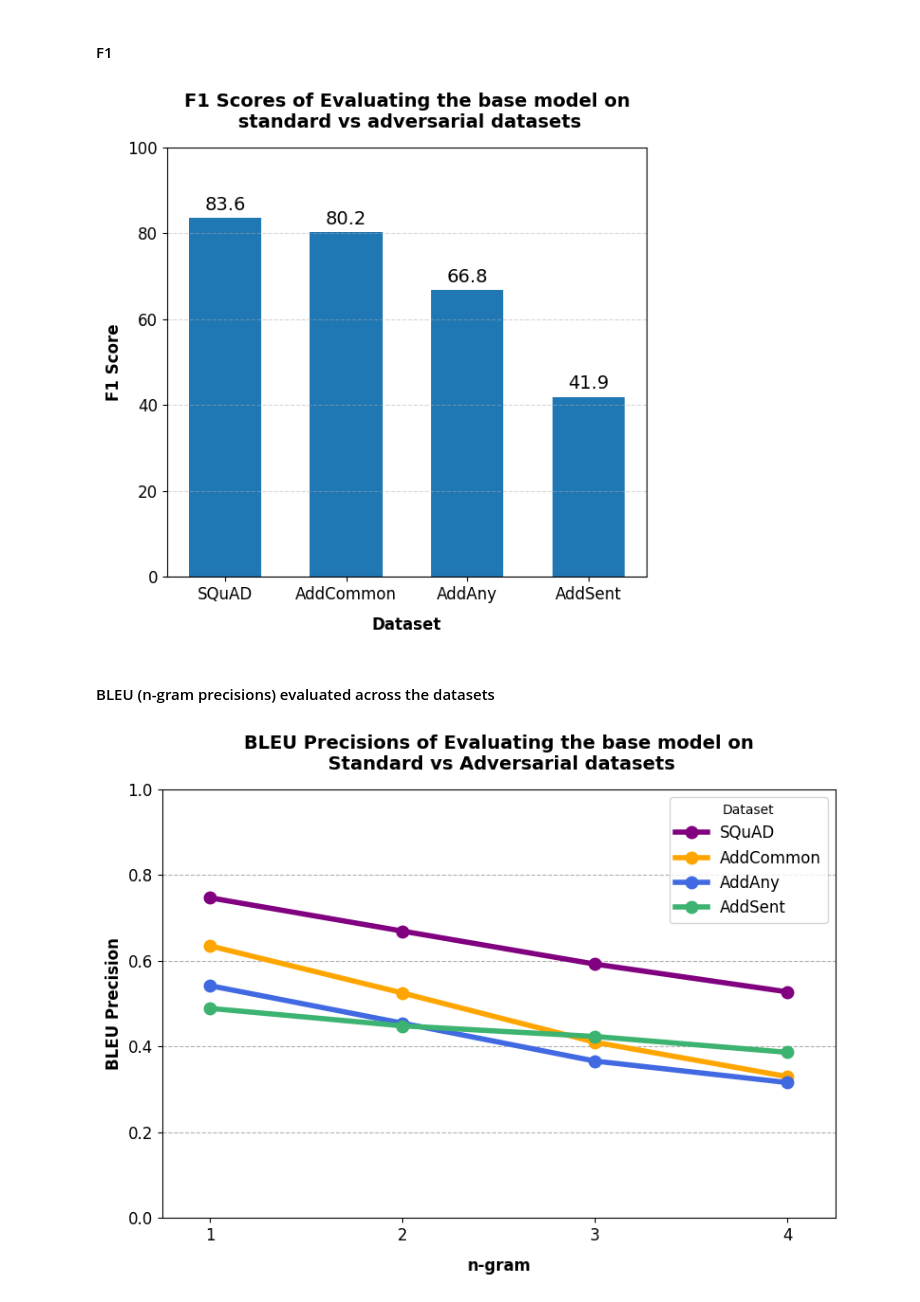
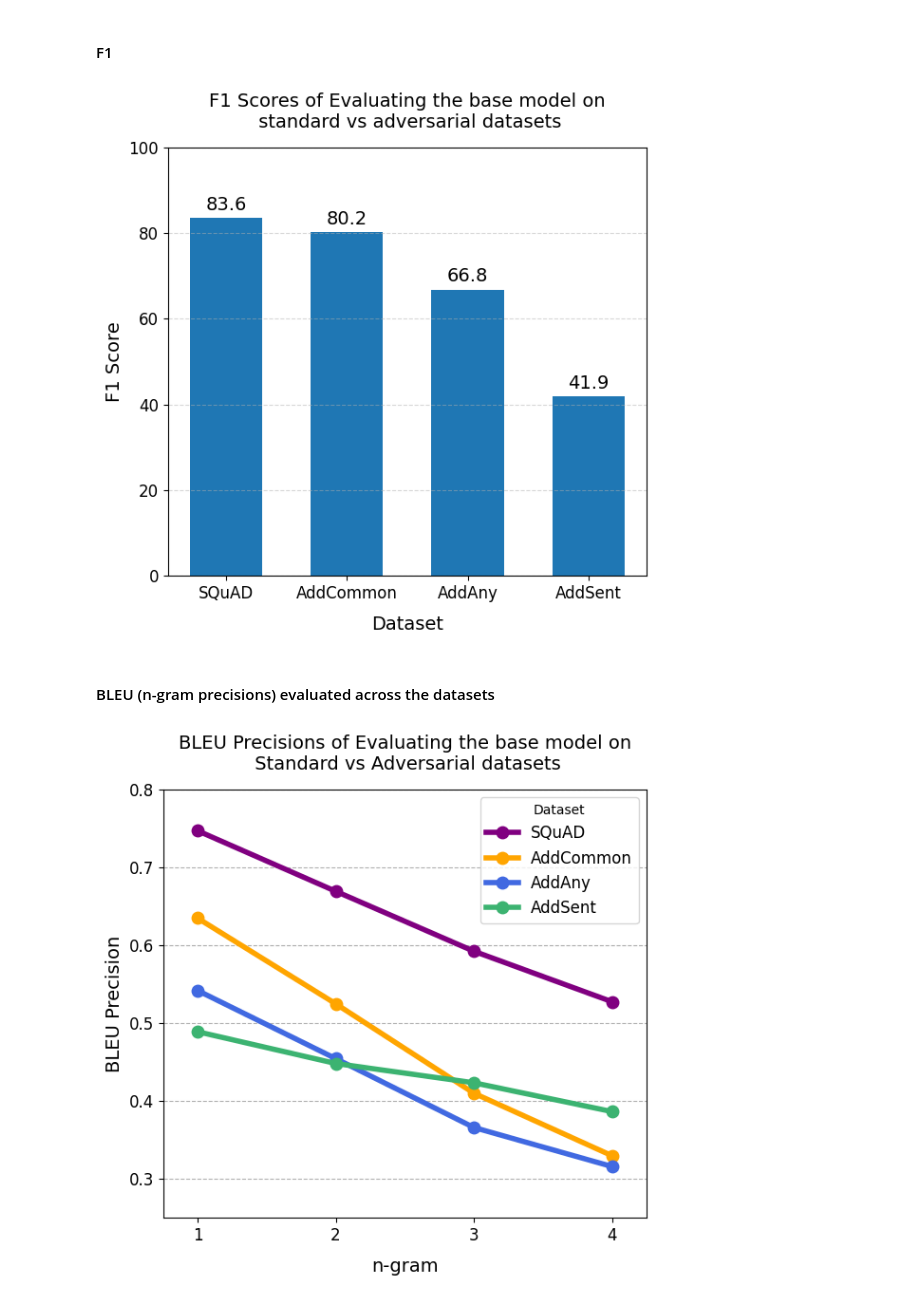
Before and after one commit to Shaz-Momin/nlp-fp-dataset-artifacts, a Jupyter notebook: base_results.ipynb, the cells around one changed output. Saved outputs shown, nothing was run; the diff lists cells and outputs as text; code cells hidden in the pictures.

Commit message:
formatted charts for more clear presentation

```diff
--- a/base_results.ipynb
+++ b/base_results.ipynb
@@ -32,9 +32,9 @@ f1_scores = [f1_squad, f1_addcommon, f1_addany, f1_addsent]
 # Create bar graph
 plt.figure(figsize=(6, 6))
 bars = plt.bar(datasets, f1_scores, width=0.6)
-plt.xlabel('Dataset', fontsize=12, fontweight='semibold', labelpad=10)
-plt.ylabel('F1 Score', fontsize=12, fontweight='semibold')
-plt.title('F1 Scores of Evaluating the base model on\n standard vs adversarial datasets', fontsize=14, pad=15, fontweight='bold')
+plt.xlabel('Dataset', fontsize=14, labelpad=10)
+plt.ylabel('F1 Score', fontsize=14)
+plt.title('F1 Scores of Evaluating the base model on\n standard vs adversarial datasets', fontsize=14, pad=15)
 
 # Add F1 score labels on top of the bars
 for bar, score in zip(bars, f1_scores):
@@ -48,7 +48,7 @@ plt.ylim(0, 100)  # Adjust the y-axis limit if needed
 plt.tight_layout()
 plt.show()
 # %% [output]
-[figure, old version]
+[figure, new version]
 # %% [markdown]
 #### BLEU (n-gram precisions) evaluated across the datasets
 # %%
@@ -56,44 +56,36 @@ plt.show()
 def load_bleu_precision(file_path):
     with open(file_path, 'r') as file:
         data = json.load(file)
         return data['eval_bleu']['precisions']
 
 # Load BLEU precision values
 bleu_squad = load_bleu_precision(squad_file)
 bleu_addsent = load_bleu_precision(addsent_file)
 bleu_addany = load_bleu_precision(addany_file)
 bleu_addcommon = load_bleu_precision(addcommon_file)
 
 # Data for plotting
 bleu_precisions = [bleu_squad, bleu_addcommon, bleu_addany, bleu_addsent]
 n_grams = [1, 2, 3, 4]
 
 # Create line chart
-plt.figure(figsize=(8, 6))
+plt.figure(figsize=(6, 6))
 colors = ['purple', 'orange', 'royalblue', 'mediumseagreen']  # Define colors for each dataset
 labels = ['SQuAD', 'AddCommon', 'AddAny', 'AddSent']
 for dataset, precisions, color, label in zip(datasets, bleu_precisions, colors, labels):
     plt.plot(n_grams, precisions, marker='o', linestyle='-', markersize=9, linewidth=4, label=label, color=color)
 
-plt.xlabel('n-gram', fontsize=12, fontweight='semibold', labelpad=10)
-plt.ylabel('BLEU Precision', fontsize=12, fontweight='semibold')
-plt.title('BLEU Precisions of Evaluating the base model on\n Standard vs Adversarial datasets', fontsize=14, pad=15, fontweight='bold')
-
-# Add BLEU precision values on the markers
-# for dataset, precisions in zip(datasets, bleu_precisions):
-#     for n, precision in zip(n_grams, precisions):
-#         if dataset == datasets[-1]:  # Check if it's the bottom most dataset
-#             plt.text(n, precision - 0.03, f'{precision:.2f}', ha='center', va="top", fontsize=14)
-#         else:
-#             plt.text(n, precision + 0.03, f'{precision:.2f}', ha='center', va="bottom", fontsize=14)
+plt.xlabel('n-gram', fontsize=14, labelpad=10)
+plt.ylabel('BLEU Precision', fontsize=14)
+plt.title('BLEU Precisions of Evaluating the base model on\n Standard vs Adversarial datasets', fontsize=14, pad=15)
 
 plt.xticks(n_grams, fontsize=12)
 plt.yticks(fontsize=12)
 plt.legend(title='Dataset', fontsize=12)
 plt.grid(axis='y', linestyle='--', alpha=1)
-plt.ylim(0, 1)  # Adjust the y-axis limit if needed
+plt.ylim(0.25, 0.8)  # Adjust the y-axis limit if needed
 plt.xlim(0.75, 4.25)  # Adjust the x-axis limit if needed
 plt.tight_layout()
 plt.show()
 # %% [output]
-[figure, old version]
+[figure, new version]
```
Also changed, not shown: 2 other files.
